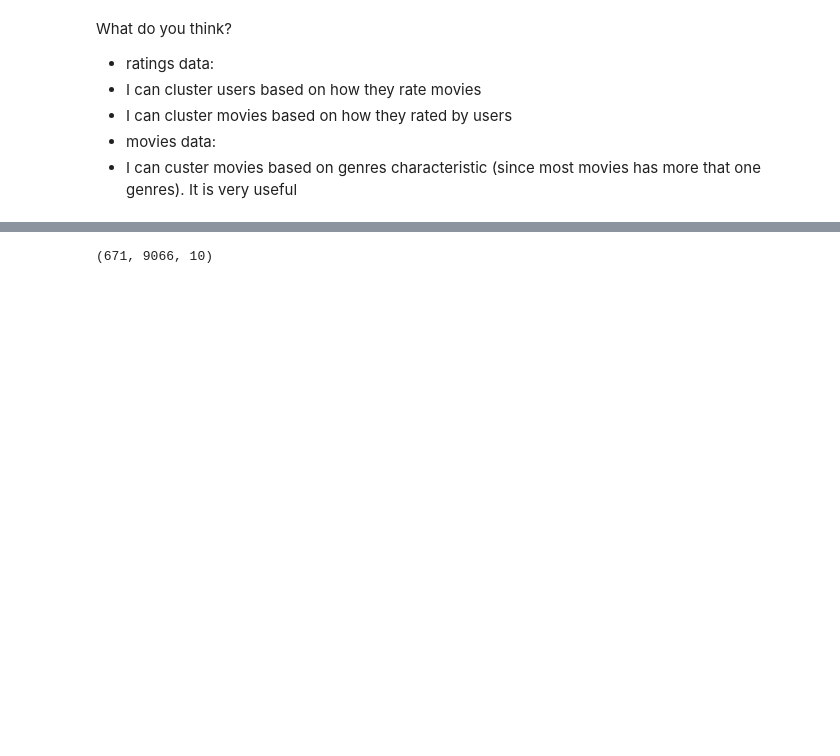
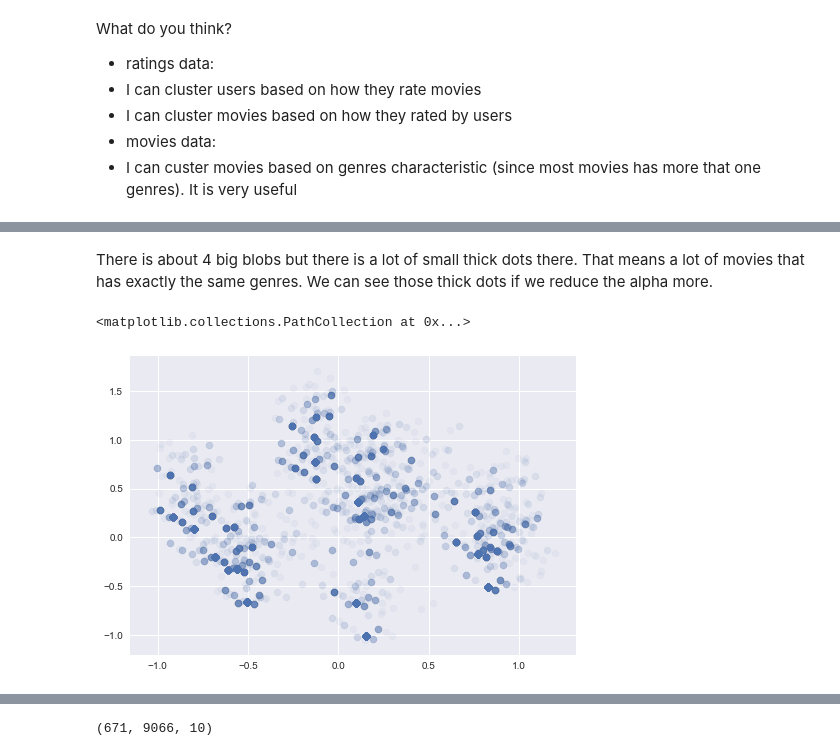
Before and after one commit to philogynic/notebooks, a Jupyter notebook: MovieLens.ipynb, the cells around one changed output, grey strips where cells are left out. Cells and saved outputs as stored; diff of their text form; code cells hidden in the pictures; blank space fills up the shorter version.

```diff
--- a/MovieLens.ipynb
+++ b/MovieLens.ipynb
@@ -66,0 +228,7 @@ What do you think?
+# %% [markdown]
+There is about 4 big blobs but there is a lot of small thick dots there. That means a lot of movies that has exactly the same genres. We can see those thick dots if we reduce the alpha more.
+# %%
+plt.scatter(X_movie_pca[:,0], X_movie_pca[:,1], alpha=0.05)
+# %% [output]
+<matplotlib.collections.PathCollection at 0x...>
+[figure, added]
```
Also changed, not shown: parts of 43 cells of this notebook.
